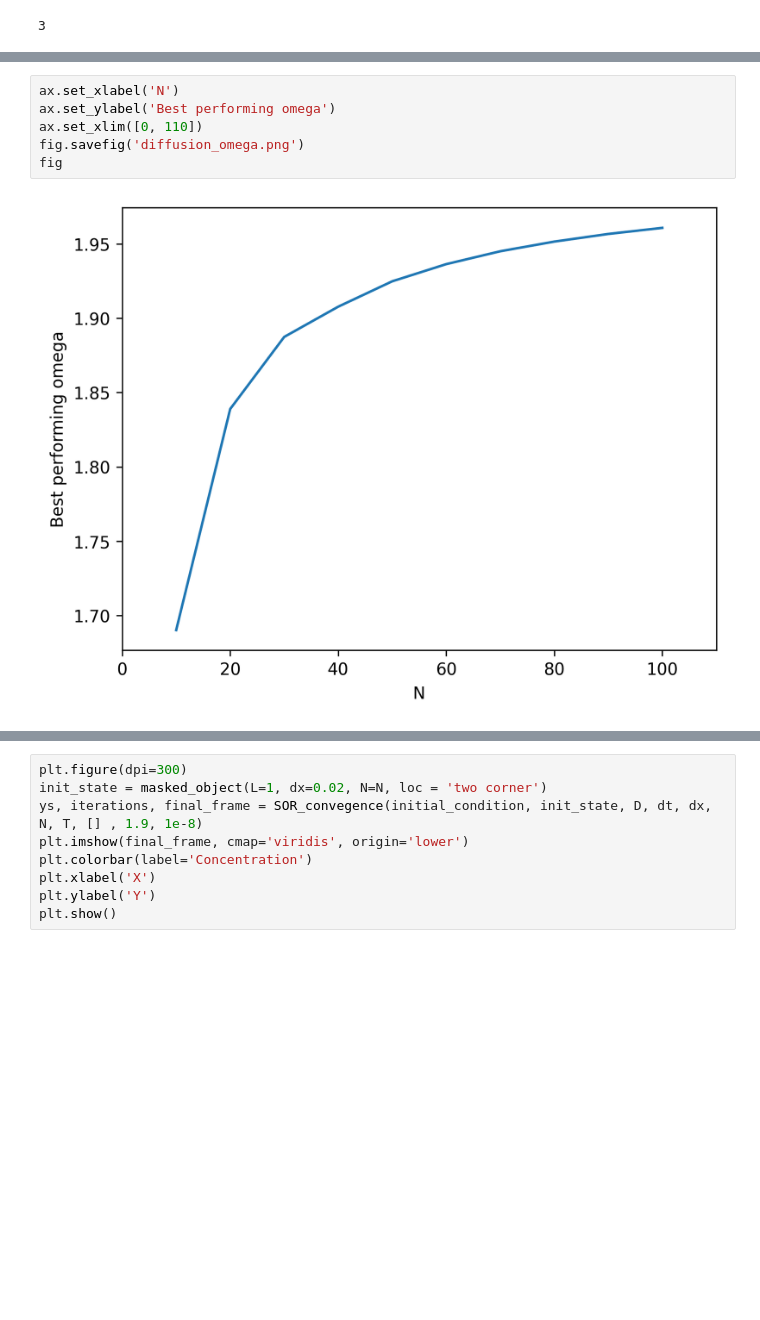
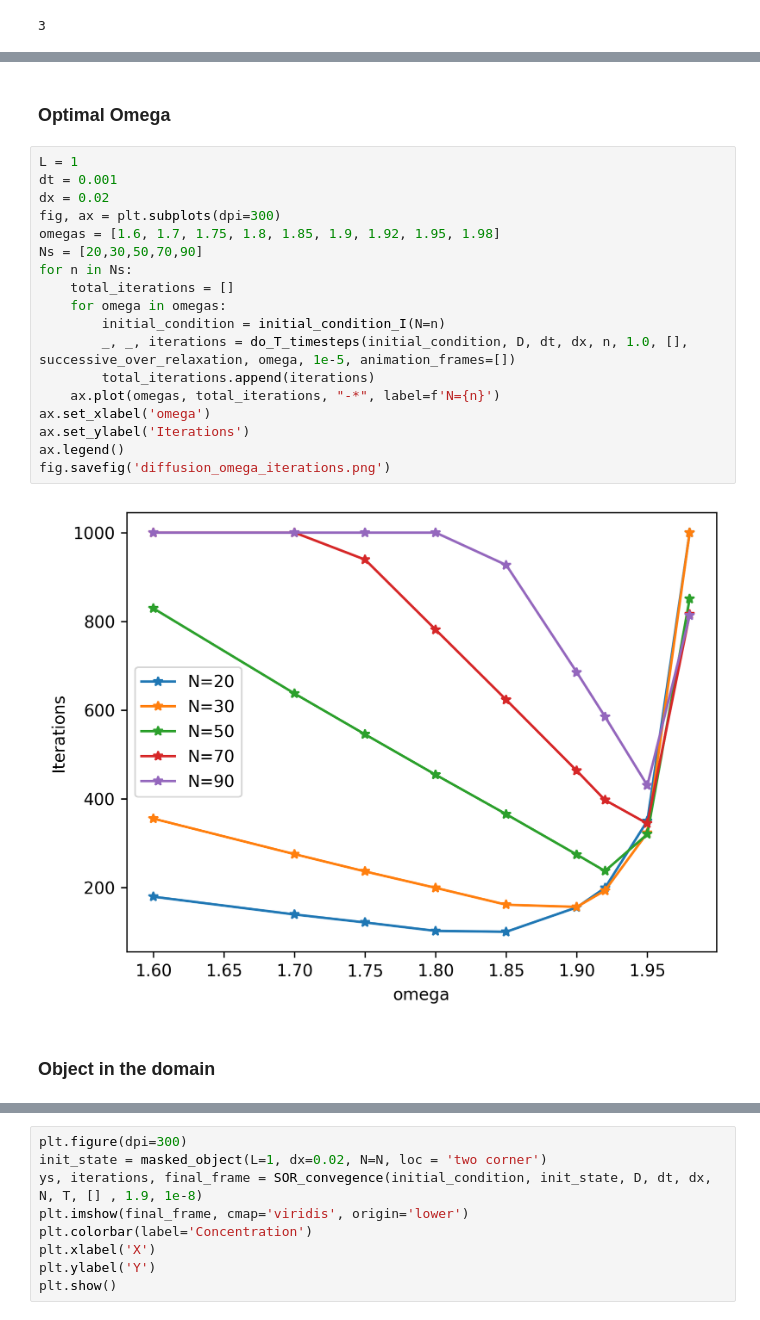
Before and after one commit to JTimmr/Scientific_Computing_1, a Jupyter notebook: diffusion.ipynb, the cells around one changed output, grey strips where cells are left out. Saved outputs shown, nothing was run; the diff lists cells and outputs as text; blank space fills up the shorter version.

```diff
--- a/diffusion.ipynb
+++ b/diffusion.ipynb
@@ -452,11 +350,27 @@ results = find_optimal_omega(Ns, ax)
-# %%
-ax.set_xlabel('N')
-ax.set_ylabel('Best performing omega')
-ax.set_xlim([0, 110])
-fig.savefig('diffusion_omega.png')
-fig
-# %% [output]
-[figure, removed]
+# %% [markdown]
+### Optimal Omega
+# %%
+L = 1
+dt = 0.001
+dx = 0.02
+fig, ax = plt.subplots(dpi=300)
+omegas = [1.6, 1.7, 1.75, 1.8, 1.85, 1.9, 1.92, 1.95, 1.98]
+Ns = [20,30,50,70,90]
+for n in Ns:
+    total_iterations = []
+    for omega in omegas:
+        initial_condition = initial_condition_I(N=n)
+        _, _, iterations = do_T_timesteps(initial_condition, D, dt, dx, n, 1.0, [], successive_over_relaxation, omega, 1e-5, animation_frames=[])
+        total_iterations.append(iterations)
+    ax.plot(omegas, total_iterations, "-*", label=f'N={n}')
+ax.set_xlabel('omega')
+ax.set_ylabel('Iterations')
+ax.legend()
+fig.savefig('diffusion_omega_iterations.png')
+# %% [output]
+[figure, added]
+# %% [markdown]
+### Object in the domain
 # %%
 def masked_object(L=None, dx=None, N=None, loc = "center"):
     """
```
Also changed, not shown: parts of 32 cells of this notebook, 8 other files.
